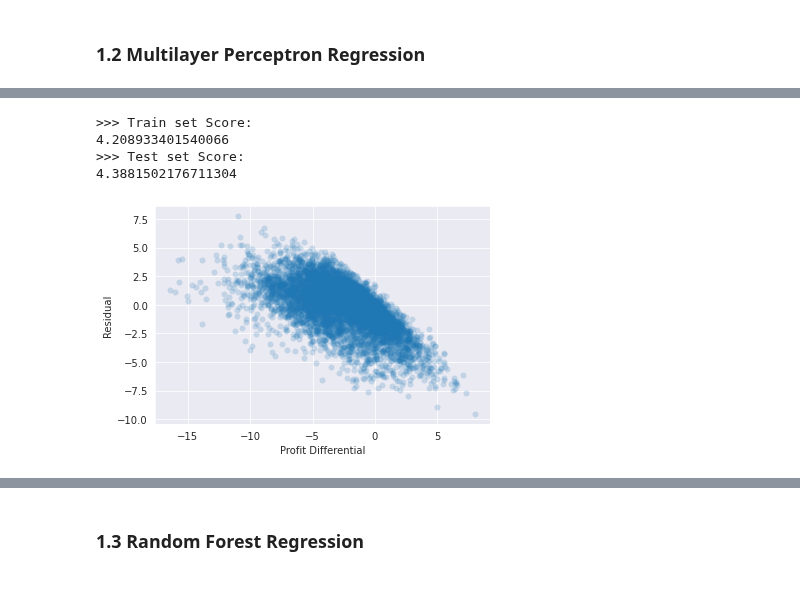
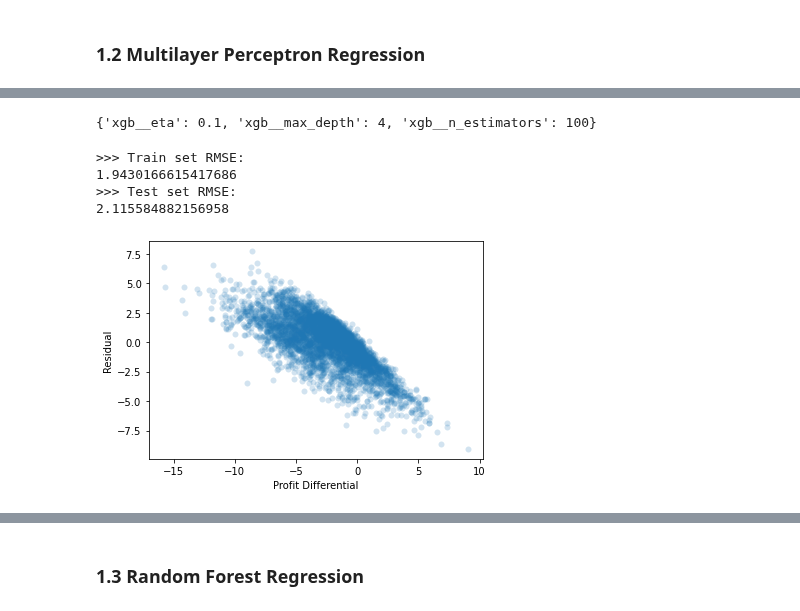
Before and after one commit to venson/starbucks, a Jupyter notebook: Starbucks_Capstone_notebook.ipynb, the cells around one changed output, grey strips where cells are left out. Cells and saved outputs as stored; diff of their text form; code cells hidden in the pictures.

```diff
--- a/Starbucks_Capstone_notebook.ipynb
+++ b/Starbucks_Capstone_notebook.ipynb
@@ -644,3 +531,6 @@ plt.show()
+# %%
+index_unusual.shape
+elementary_trans_ = elementary_trans.loc[np.setdiff1d(elementary_trans.index, index_unusual)]
 # %%
 plt.figure(figsize=(12,6))
 sns.histplot(elementary_trans_[elementary_trans_['event'].isin(['offer received', 'offer viewed', 'offer completed'])],
@@ -1175,3 +1044,5 @@ x_train_.head()
+# %%
+x_train,x_test, y_train, y_test = train_test_split(x, y)
 # %%
 model = LinearRegression()
 model.fit(x_train,y_train)
@@ -1196,2 +1074,28 @@ plt.show()
 # %% [markdown]
 ### 1.2 Multilayer Perceptron Regression
+# %%
+from xgboost import XGBRegressor
+
+preprocessor = ColumnTransformer(
+    transformers = [
+        ("numeric", StandardScaler(),numeric_features),
+        ("count", MinMaxScaler(),MinMax_features),
+
+    ]
+)
+
+reg = Pipeline(steps=[
+    ('preprocess', preprocessor),
+    ('pca', PCA(12)),
+    ('xgb', XGBRegressor(random_state=42))
+])
+
+grid_params = {
+    'xgb__n_estimators': [100,200],
+    'xgb__eta': [0.01, 0.1],
+    'xgb__max_depth': [4, 8]
+
+}
+
+grid_xgbr = GridSearchCV(reg, param_grid=grid_params, n_jobs=12, verbose=12, scoring='neg_mean_squared_error')
+grid_xgbr.fit(x_train, y_train)
@@ -1198,20 +1137,20 @@ plt.show()
+# %%
+grid_xgbr.best_params_
+# %% [output]
+{'xgb__eta': 0.1, 'xgb__max_depth': 4, 'xgb__n_estimators': 100}
 # %%
-from sklearn.neural_network import MLPRegressor
-model = MLPRegressor(random_state=42,alpha = 0.5, max_iter=1000, hidden_layer_sizes=(200,200))
-model.fit(x_train,y_train)
-
-print('>>> Train set Score:')
-print(mean_squared_error(y_train,model.predict(x_train)))
-print('>>> Test set Score:')
-print(mean_squared_error(y_test,model.predict(x_test)))
-residual = model.predict(x_test) - y_test
+print('>>> Train set RMSE:')
+print(mean_squared_error(y_train,grid_xgbr.predict(x_train), squared=False))
+print('>>> Test set RMSE:')
+print(mean_squared_error(y_test,grid_xgbr.predict(x_test), squared=False))
+residual = grid_xgbr.predict(x_test) - y_test
 sns.scatterplot(x = y_test, y = residual, linewidth=0, alpha=0.2)
 plt.xlabel('Profit Differential')
 plt.ylabel('Residual')
 plt.show()
 # %% [output]
->>> Train set Score:
-4.208933401540066
->>> Test set Score:
-4.3881502176711304
+>>> Train set RMSE:
+1.9430166615417686
+>>> Test set RMSE:
+2.115584882156958
-[figure, old version]
+[figure, new version]
```
Also changed, not shown: parts of 66 cells of this notebook.
